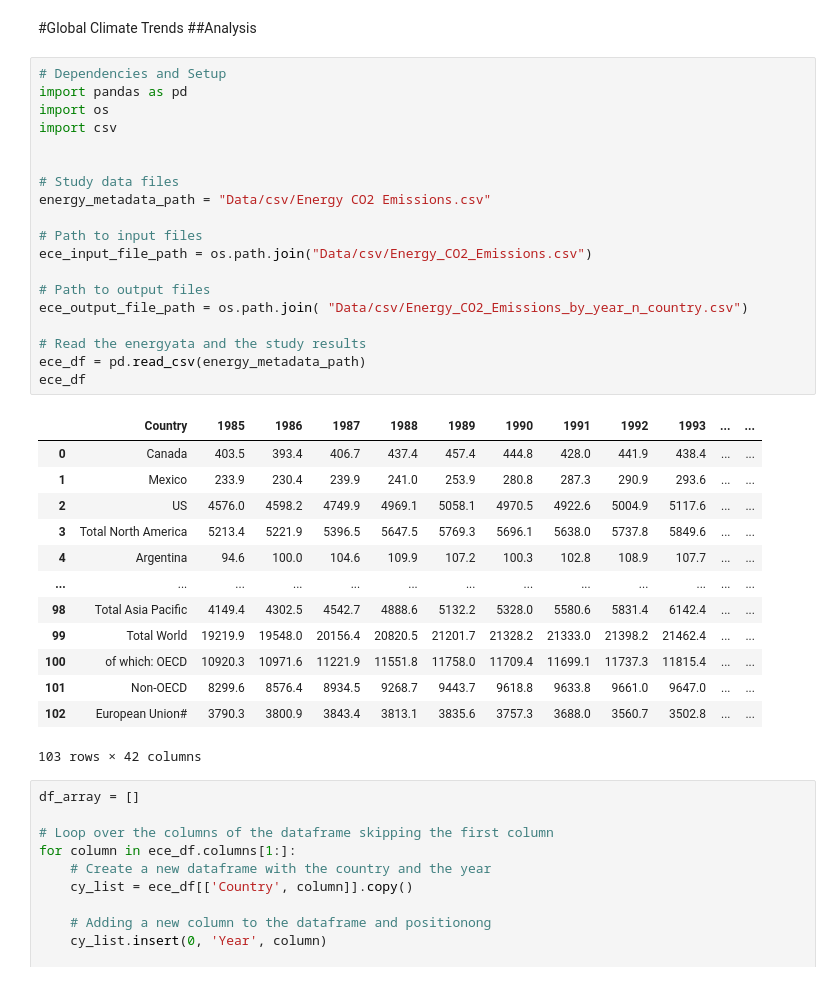
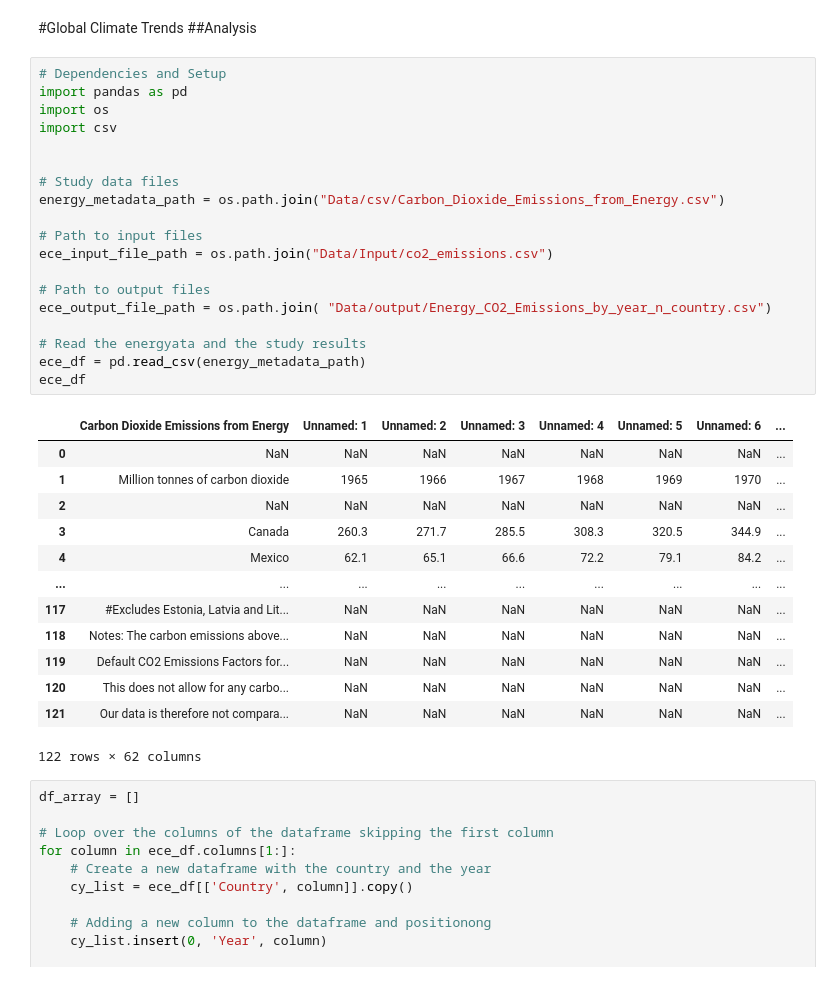
Before and after one commit to maddiebowman/Global_Climate_Change_Trends, a Jupyter notebook: 02-CO2AndWorldDataCleanup.ipynb, the cells around one changed output. Saved outputs shown, nothing was run; the diff lists cells and outputs as text.

Commit message:
fixed paths

```diff
--- a/02-CO2AndWorldDataCleanup.ipynb
+++ b/02-CO2AndWorldDataCleanup.ipynb
@@ -4,36 +4,36 @@
 # %%
 # Dependencies and Setup
 import pandas as pd
 import os
 import csv
 
 
 # Study data files
-energy_metadata_path = "Data/csv/Energy CO2 Emissions.csv"
+energy_metadata_path = os.path.join("Data/csv/Carbon_Dioxide_Emissions_from_Energy.csv")
 
 # Path to input files
-ece_input_file_path = os.path.join("Data/csv/Energy_CO2_Emissions.csv")
+ece_input_file_path = os.path.join("Data/Input/co2_emissions.csv")
 
 # Path to output files
-ece_output_file_path = os.path.join( "Data/csv/Energy_CO2_Emissions_by_year_n_country.csv")
+ece_output_file_path = os.path.join( "Data/output/Energy_CO2_Emissions_by_year_n_country.csv")
 
 # Read the energyata and the study results
 ece_df = pd.read_csv(energy_metadata_path)
 ece_df
 # %% [output]
-|  | Country | 1985 | 1986 | 1987 | 1988 | 1989 | 1990 | 1991 | 1992 | 1993 | ... | ... |
-| 0 | Canada | 403.5 | 393.4 | 406.7 | 437.4 | 457.4 | 444.8 | 428.0 | 441.9 | 438.4 | ... | ... |
-| 1 | Mexico | 233.9 | 230.4 | 239.9 | 241.0 | 253.9 | 280.8 | 287.3 | 290.9 | 293.6 | ... | ... |
-| 2 | US | 4576.0 | 4598.2 | 4749.9 | 4969.1 | 5058.1 | 4970.5 | 4922.6 | 5004.9 | 5117.6 | ... | ... |
-| 3 | Total North America | 5213.4 | 5221.9 | 5396.5 | 5647.5 | 5769.3 | 5696.1 | 5638.0 | 5737.8 | 5849.6 | ... | ... |
-| 4 | Argentina | 94.6 | 100.0 | 104.6 | 109.9 | 107.2 | 100.3 | 102.8 | 108.9 | 107.7 | ... | ... |
-| ... | ... | ... | ... | ... | ... | ... | ... | ... | ... | ... | ... | ... |
-| 98 | Total Asia Pacific | 4149.4 | 4302.5 | 4542.7 | 4888.6 | 5132.2 | 5328.0 | 5580.6 | 5831.4 | 6142.4 | ... | ... |
-| 99 | Total World | 19219.9 | 19548.0 | 20156.4 | 20820.5 | 21201.7 | 21328.2 | 21333.0 | 21398.2 | 21462.4 | ... | ... |
-| 100 | of which: OECD | 10920.3 | 10971.6 | 11221.9 | 11551.8 | 11758.0 | 11709.4 | 11699.1 | 11737.3 | 11815.4 | ... | ... |
-| 101 | Non-OECD | 8299.6 | 8576.4 | 8934.5 | 9268.7 | 9443.7 | 9618.8 | 9633.8 | 9661.0 | 9647.0 | ... | ... |
-| 102 | European Union# | 3790.3 | 3800.9 | 3843.4 | 3813.1 | 3835.6 | 3757.3 | 3688.0 | 3560.7 | 3502.8 | ... | ... |
+|  | Carbon Dioxide Emissions from Energy | Unnamed: 1 | Unnamed: 2 | Unnamed: 3 | Unnamed: 4 | Unnamed: 5 | Unnamed: 6 | ... |
+| 0 | NaN | NaN | NaN | NaN | NaN | NaN | NaN | ... |
+| 1 | Million tonnes of carbon dioxide | 1965 | 1966 | 1967 | 1968 | 1969 | 1970 | ... |
+| 2 | NaN | NaN | NaN | NaN | NaN | NaN | NaN | ... |
+| 3 | Canada | 260.3 | 271.7 | 285.5 | 308.3 | 320.5 | 344.9 | ... |
+| 4 | Mexico | 62.1 | 65.1 | 66.6 | 72.2 | 79.1 | 84.2 | ... |
+| ... | ... | ... | ... | ... | ... | ... | ... | ... |
+| 117 | #Excludes Estonia, Latvia and Lit... | NaN | NaN | NaN | NaN | NaN | NaN | ... |
+| 118 | Notes: The carbon emissions above... | NaN | NaN | NaN | NaN | NaN | NaN | ... |
+| 119 | Default CO2 Emissions Factors for... | NaN | NaN | NaN | NaN | NaN | NaN | ... |
+| 120 | This does not allow for any carbo... | NaN | NaN | NaN | NaN | NaN | NaN | ... |
+| 121 | Our data is therefore not compara... | NaN | NaN | NaN | NaN | NaN | NaN | ... |
-103 rows × 42 columns
+122 rows × 62 columns
 # %%
 df_array = []
 
```
Also changed, not shown: parts of 1 cell of this notebook, 4 other files.
